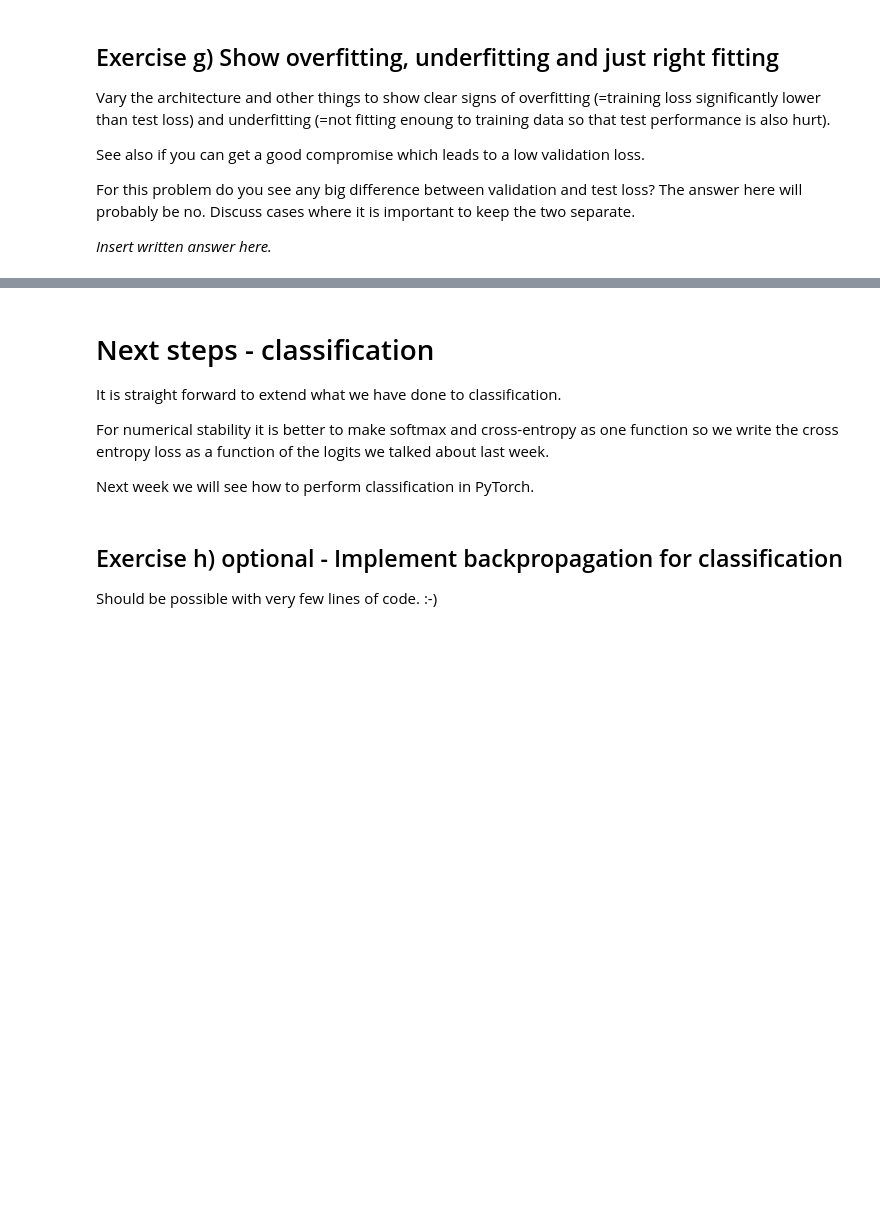
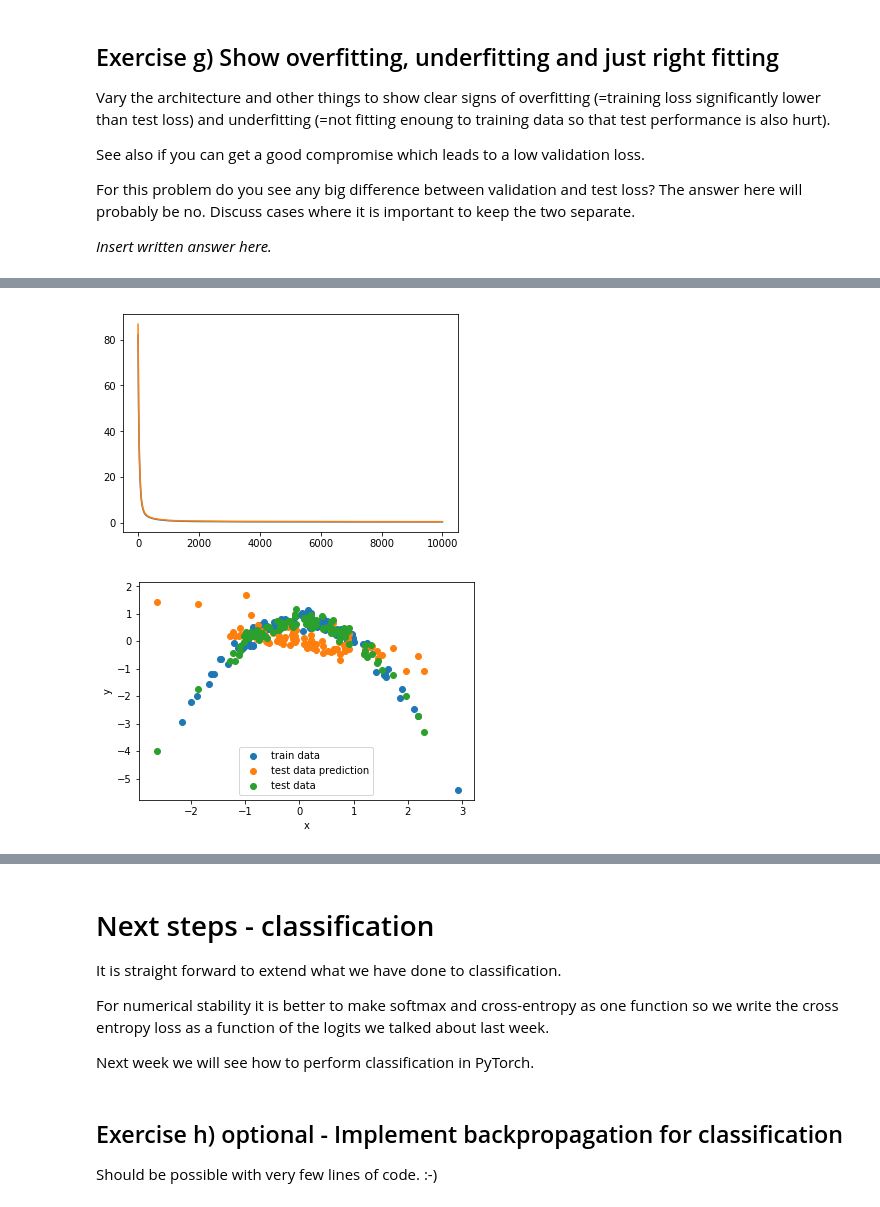
Before and after one commit to aymaneleya/DL02456, a Jupyter notebook: 2_Feedforward_NumPy/2.1-FNN-NumPy.ipynb, the cells around one changed output, grey strips where cells are left out. Saved outputs shown, nothing was run; the diff lists cells and outputs as text; code cells hidden in the pictures; blank space fills up the shorter version.

```diff
--- a/2_Feedforward_NumPy/2.1-FNN-NumPy.ipynb
+++ b/2_Feedforward_NumPy/2.1-FNN-NumPy.ipynb
@@ -522,8 +548,8 @@ def backward_pass(x, t, y, z, a, NN, activations, loss):
 
     # Second, let's compute the derivative of the loss function
     t = t.reshape(BS, -1)
-
-    d_loss = 0 # <- Insert correct expression here
+    #Exercise e) 1
+    d_loss = squared_error(t, y, derivative=True) # <- Insert correct expression here
 
 
     # Third, let's compute the derivative of the biases and the weights
@@ -539,9 +565,8 @@ def backward_pass(x, t, y, z, a, NN, activations, loss):
         d_C_d_z = np.einsum('bo, io -> bi', delta, NN[0][-l])  # Derivative of the Cost with respect to an activated layer d_C_d_z.
                                                                #  delta shape: as above; weights shape: (i, o)
                                                                # Delta: d_C_d_z (element-wise mult) derivative of the activation layers
-                                                               #  delta shape: as above; d_z shape: (b, i)
-        delta = 0   # <- Insert correct expression
-
+        #Exercise e) 2                                         #  delta shape: as above; d_z shape: (b, i)
+        delta = np.einsum('bo, bo -> bo', d_loss, d_a[l-1]) # <- Insert correct expression
         g_b.append(np.mean(delta, axis=0))
         g_w.append(np.mean(np.einsum('bo, bi -> bio', delta, z[-l-2]), axis=0)) # Derivative of cost with respect to weights in layer l:
                                                                                 # delta shape: as above; activations of l-1 shape: (b, i)
@@ -744,0 +814,59 @@ _Insert written answer here._
+# %%
+# Insert your code for getting overfitting, underfitting and just right fitting
+# Generate 3-D data
+x_train, y_train,  x_validation, y_validation, x_test, y_test = data_generator(noise=0.5, D1=0)
+
+# right fitting
+L  = [3, 16, 1]
+EPOCHS = 10000
+BATCH_SIZE = 128
+LEARN_R = 5e-4
+ACT_F = [ReLU, Linear]
+NN = init_NN(L)
+train_loss = []
+val_loss = []
+
+for e in range(EPOCHS):
+    # Mini-batch indexes
+    idx = np.random.choice(x_train.shape[0], size=BATCH_SIZE)
+    # Forward pass
+    aff, units = forward_pass(x_train[idx,:], NN, ACT_F)
+    # Backward pass
+    g_b, g_w = backward_pass(x_train[idx,:], y_train[idx], units[-1], units, aff, NN, ACT_F, squared_error)
+
+    # Stochastic gradient descent
+    for l in range(len(g_b)):
+        NN[0][l] -= LEARN_R*g_w[l]
+        NN[1][l] -= LEARN_R*g_b[l]
+
+    # Training loss
+    _, units = forward_pass(x_train, NN, ACT_F)
+    # Estimate loss function
+    #print(np.max(squared_error(y_train, units[-1])))
+    train_loss.append(np.mean(squared_error(y_train, np.squeeze(units[-1]))))
+
+    # Validation
+    # Forward pass
+    _, units = forward_pass(x_validation, NN, ACT_F)
+    # Estimate validation loss function
+    val_loss.append(np.mean(squared_error(y_validation, np.squeeze(units[-1]))))
+
+    if e%500==0:
+        print("{:4d}".format(e),
+              "({:5.2f}%)".format(e/EPOCHS*100),
+              "Train loss: {:4.3f} \t Validation loss: {:4.3f}".format(train_loss[-1], val_loss[-1]))
+
+_, units = forward_pass(x_test, NN, ACT_F)
+
+plt.plot(range(len(train_loss)), train_loss);
+plt.plot(range(len(val_loss)), val_loss);
+plt.show()
+
+plt.scatter(x_train[:,1], y_train, label="train data");
+plt.scatter(x_test[:,1], units[-1], label="test data prediction");
+plt.scatter(x_test[:,1], y_test, label="test data");
+plt.legend();
+plt.xlabel("x");
+plt.ylabel("y");
+plt.show()
+# %% [output]
@@ -744,0 +893,2 @@ _Insert written answer here._
+[figure, added]
+[figure, added]
```
Also changed, not shown: parts of 16 cells of this notebook.
